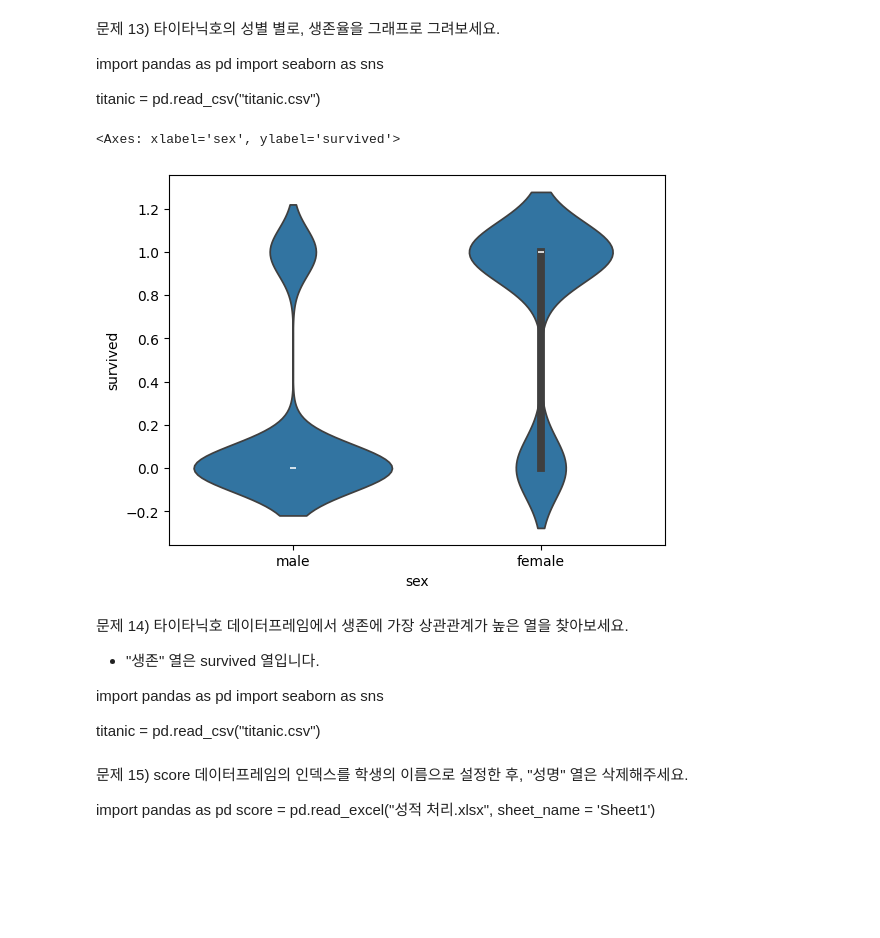
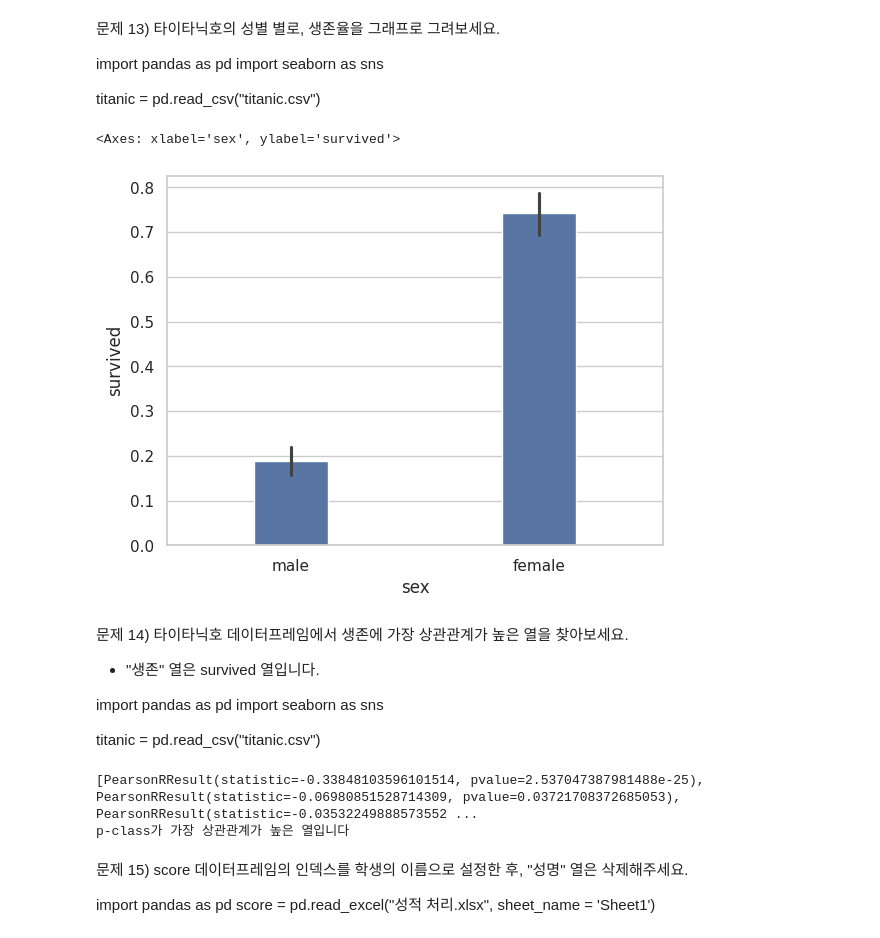
Before and after one commit to WaterPurify/PythonStudy, a Jupyter notebook: 데이터분석_16제_조영수.ipynb, the cells around one changed output. Cells and saved outputs as stored; diff of their text form; code cells hidden in the pictures; blank space fills up the shorter version.

```diff
--- a/데이터분석_16제_조영수.ipynb
+++ b/데이터분석_16제_조영수.ipynb
@@ -322,10 +322,11 @@ import seaborn as sns
 
 titanic = pd.read_csv("titanic.csv")
 # %%
-sns.violinplot(x='sex',y = 'survived',data = titanic)
+sns.set_theme(style="whitegrid")
+sns.barplot(x="sex", y="survived", data=titanic,width = 0.3)
 # %% [output]
 <Axes: xlabel='sex', ylabel='survived'>
-[figure, old version]
+[figure, new version]
 # %% [markdown]
 문제 14) 타이타닉호 데이터프레임에서 생존에 가장 상관관계가 높은 열을 찾아보세요.
 * "생존" 열은 survived 열입니다.
@@ -334,6 +335,44 @@ import pandas as pd
 import seaborn as sns
 
 titanic = pd.read_csv("titanic.csv")
+# %%
+import scipy.stats as stats
+survived = titanic['survived']
+#pclass		age	sibsp	parch	fare
+# sex embarked	class	who	adult_male	deck	embark_town	alive	alone
+#위 클래스는 숫자가 아니라서 상과관계 표현 불가
+pclass = titanic['pclass']
+age = titanic['age']
+sibsp = titanic['sibsp']
+parch = titanic['parch']
+fare = titanic['fare']
+
+titanic['age'] = titanic['age'].fillna(titanic['age'].mean())
+
+Result=[]
+
+Pclass_survived = stats.pearsonr(survived,pclass)
+Result.append(Pclass_survived)
+
+age_survived = stats.pearsonr(survived,age)
+Result.append(age_survived)
+
+sibsp_survived = stats.pearsonr(survived,sibsp)
+Result.append(sibsp_survived)
+
+parch_survived = stats.pearsonr(survived,parch)
+Result.append(parch_survived)
+
+fare_survived = stats.pearsonr(survived,fare)
+Result.append(fare_survived)
+
+
+print(Result)
+#따라서 p-class가 가장 상관관계가 높은 열입니다 (0.34)
+print('{}가 가장 상관관계가 높은 열입니다'.format('p-class'))
+# %% [output]
+[PearsonRResult(statistic=-0.33848103596101514, pvalue=2.537047387981488e-25), PearsonRResult(statistic=-0.06980851528714309, pvalue=0.03721708372685053), PearsonRResult(statistic=-0.03532249888573552 ...
+p-class가 가장 상관관계가 높은 열입니다
 # %% [markdown]
 문제 15) score 데이터프레임의 인덱스를 학생의 이름으로 설정한 후, "성명" 열은 삭제해주세요.
 
```
Also changed, not shown: parts of 2 cells of this notebook.
